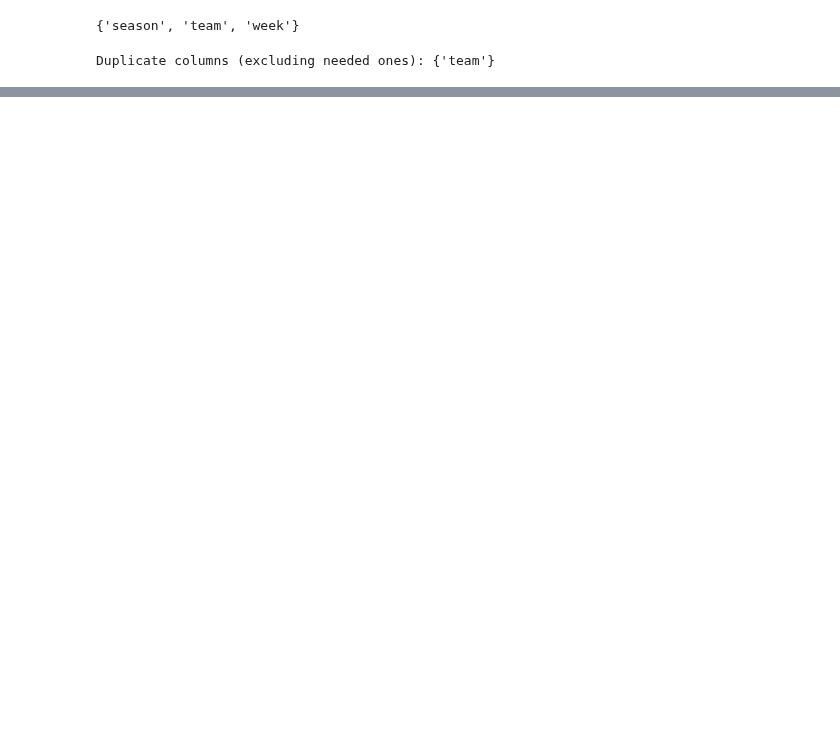
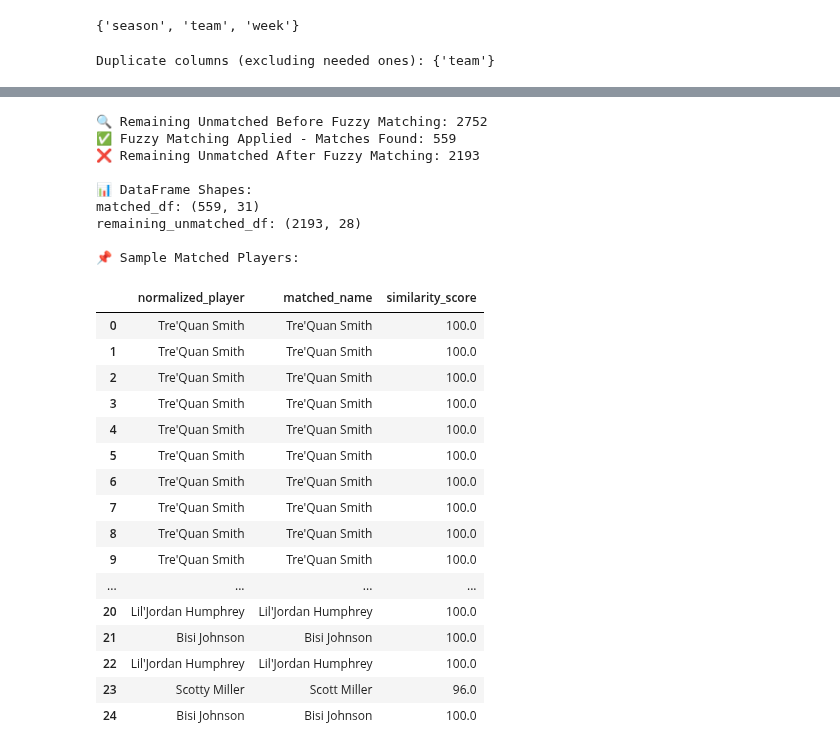
Before and after one commit to ARCtechmo/fanfav, a Jupyter notebook: wr_df.ipynb, the cells around one changed output, grey strips where cells are left out. Saved outputs shown, nothing was run; the diff lists cells and outputs as text; code cells hidden in the pictures; blank space fills up the shorter version.

```diff
--- a/wr_df.ipynb
+++ b/wr_df.ipynb
@@ -1366,0 +1619,30 @@ display(wr_fantasypros_df_tm_modified.head())
+# %%
+# ✅ Run Fuzzy Matching on Remaining Unmatched Players
+matched_fuzzy_df, final_unmatched_df = apply_fuzzy_matching(unmatched_fantasypros_df, wr_ids_ngs_pfr_stats_sorted)
+# %% [output]
+🔍 Remaining Unmatched Before Fuzzy Matching: 2752
+✅ Fuzzy Matching Applied - Matches Found: 559
+❌ Remaining Unmatched After Fuzzy Matching: 2193
+
+📊 DataFrame Shapes:
+matched_df: (559, 31)
+remaining_unmatched_df: (2193, 28)
+
+📌 Sample Matched Players:
+|  | normalized_player | matched_name | similarity_score |
+| 0 | Tre'Quan Smith | Tre'Quan Smith | 100.0 |
+| 1 | Tre'Quan Smith | Tre'Quan Smith | 100.0 |
+| 2 | Tre'Quan Smith | Tre'Quan Smith | 100.0 |
+| 3 | Tre'Quan Smith | Tre'Quan Smith | 100.0 |
+| 4 | Tre'Quan Smith | Tre'Quan Smith | 100.0 |
+| 5 | Tre'Quan Smith | Tre'Quan Smith | 100.0 |
+| 6 | Tre'Quan Smith | Tre'Quan Smith | 100.0 |
+| 7 | Tre'Quan Smith | Tre'Quan Smith | 100.0 |
+| 8 | Tre'Quan Smith | Tre'Quan Smith | 100.0 |
+| 9 | Tre'Quan Smith | Tre'Quan Smith | 100.0 |
+| ... | ... | ... | ... |
+| 20 | Lil'Jordan Humphrey | Lil'Jordan Humphrey | 100.0 |
+| 21 | Bisi Johnson | Bisi Johnson | 100.0 |
+| 22 | Lil'Jordan Humphrey | Lil'Jordan Humphrey | 100.0 |
+| 23 | Scotty Miller | Scott Miller | 96.0 |
+| 24 | Bisi Johnson | Bisi Johnson | 100.0 |
```
Also changed, not shown: parts of 31 cells of this notebook.
